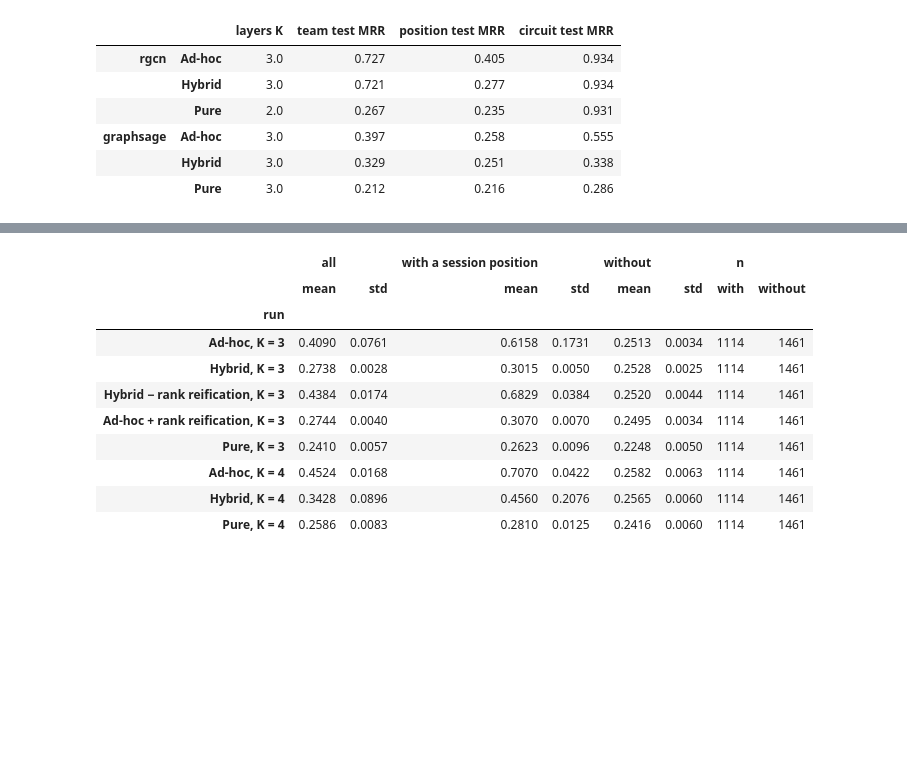
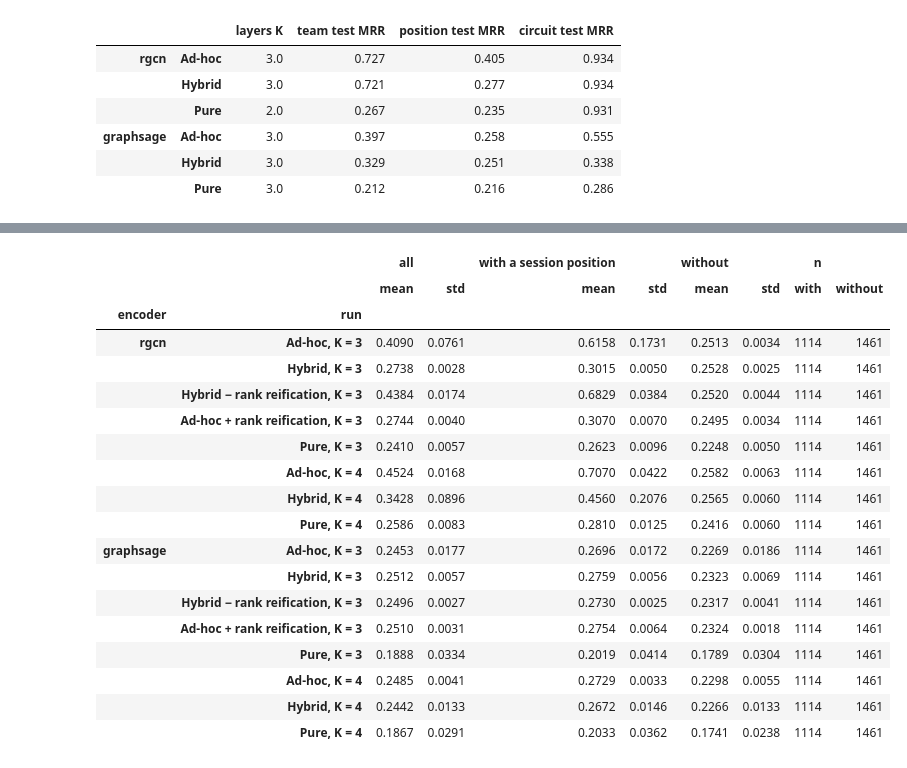
Before and after one commit to DominicVerschoor/ontologies_vs_gnns, a Jupyter notebook: link_prediction/link_prediction_analysis.ipynb, the cells around one changed output, grey strips where cells are left out. Cells and saved outputs as stored; diff of their text form; code cells hidden in the pictures; blank space fills up the shorter version.

```diff
--- a/link_prediction/link_prediction_analysis.ipynb
+++ b/link_prediction/link_prediction_analysis.ipynb
@@ -89,7 +98,9 @@ the depth check's runs (K = 3 for Pure, K = 4 for all three KGs). Each is rebuil
 # %%
-# Must equal the training notebooks' constant (link_prediction_rgcn*.ipynb); the state dict would not load otherwise.
+# Must equal the training notebooks' constants (link_prediction_{rgcn,graphsage}*.ipynb); the state dict would not
+# load otherwise. Dropout is inactive in eval mode; kept equal to training for clarity.
 FEATURE_DIM = 256
-DROPOUT = 0.2      # inactive in eval mode; kept equal to training for clarity
+DROPOUT = {"rgcn": 0.2, "graphsage": 0.5}
+ENCODERS = {"rgcn": "R-GCN", "graphsage": "GraphSAGE"}
 
 entities, assertions = load_population(ROOT / "data" / "f1")
 split = race_split(entities, seed=42)
@@ -97,74 +108,93 @@ graphs = {name: build_lp_data(ABLATION_VARIANTS[name][0], entities, assertions,
           for name in ["adhoc", "hybrid_sulo", "hybrid_minus_rank_reification", "adhoc_plus_rank_reification"]}
 graphs["pure_sulo"] = build_lp_data("pure_sulo", entities, assertions, split, schemas["pure_sulo"])
 
-# label -> (graph, results CSV, variant in that CSV, checkpoint directory)
-RUNS = {
-    "Ad-hoc, K = 3": ("adhoc", ABLATION_DIR / "ablation_results.csv", "adhoc", ABLATION_DIR / "checkpoints"),
-    "Hybrid, K = 3": ("hybrid_sulo", ABLATION_DIR / "ablation_results.csv", "hybrid_sulo", ABLATION_DIR / "checkpoints"),
-    "Hybrid − rank reification, K = 3": ("hybrid_minus_rank_reification", ABLATION_DIR / "ablation_results.csv",
-                                         "hybrid_minus_rank_reification", ABLATION_DIR / "checkpoints"),
-    "Ad-hoc + rank reification, K = 3": ("adhoc_plus_rank_reification", ABLATION_DIR / "ablation_results.csv",
-                                         "adhoc_plus_rank_reification", ABLATION_DIR / "checkpoints"),
-    "Pure, K = 3": ("pure_sulo", DEPTH_DIR / "K3.csv", "pure_sulo", DEPTH_DIR / "checkpoints" / "K3"),
-    **{f"{NAMES[kg]}, K = 4": (kg, DEPTH_DIR / "K4.csv", kg, DEPTH_DIR / "checkpoints" / "K4") for kg in KGS},
-}
+
+def runs(enc):
+    """label -> (graph, results CSV, variant in that CSV, checkpoint directory) for one encoder."""
+    ablation, depth = LP_DIR / "ablation" / enc, LP_DIR / "depth" / enc
+    return {
+        "Ad-hoc, K = 3": ("adhoc", ablation / "ablation_results.csv", "adhoc", ablation / "checkpoints"),
+        "Hybrid, K = 3": ("hybrid_sulo", ablation / "ablation_results.csv", "hybrid_sulo", ablation / "checkpoints"),
+        "Hybrid − rank reification, K = 3": ("hybrid_minus_rank_reification", ablation / "ablation_results.csv",
+                                             "hybrid_minus_rank_reification", ablation / "checkpoints"),
+        "Ad-hoc + rank reification, K = 3": ("adhoc_plus_rank_reification", ablation / "ablation_results.csv",
+                                             "adhoc_plus_rank_reification", ablation / "checkpoints"),
+        "Pure, K = 3": ("pure_sulo", depth / "K3.csv", "pure_sulo", depth / "checkpoints" / "K3"),
+        **{f"{NAMES[kg]}, K = 4": (kg, depth / "K4.csv", kg, depth / "checkpoints" / "K4") for kg in KGS},
+    }
+
+
+RUNS = {(enc, label): run for enc in ENCODERS for label, run in runs(enc).items()}
 
 with_session = session_position_entries(assertions)
 with_qualifying = session_position_entries(assertions, "Qualifying")
 
 
-def position_ranks(graph, row, checkpoint):
+def position_ranks(enc, graph, row, checkpoint):
     """Test Position (head IRI, rank) of one saved best-val checkpoint."""
     d = graphs[graph]
     hidden = [int(row["hidden_dim"])] * (int(row["layers"]) - 1)
     dim = hidden[-1] if hidden else FEATURE_DIM
-    bases = None if pd.isna(row["num_bases"]) else int(row["num_bases"])
-    model = LinkPredictor(RGCNModel(num_keys=len(d.vocabulary), feature_dim=FEATURE_DIM, hidden_channels_list=hidden,
-                                    num_relations=d.num_relations, num_bases=bases, out_channels=dim,
-                                    dropout=DROPOUT), len(TARGETS), dim)
+    if enc == "rgcn":
+        bases = None if pd.isna(row["num_bases"]) else int(row["num_bases"])
+        encoder = RGCNModel(num_keys=len(d.vocabulary), feature_dim=FEATURE_DIM, hidden_channels_list=hidden,
+                            num_relations=d.num_relations, num_bases=bases, out_channels=dim, dropout=DROPOUT[enc])
+    else:
+        encoder = GraphSAGEModel(num_keys=len(d.vocabulary), feature_dim=FEATURE_DIM, hidden_channels_list=hidden,
+                                 out_channels=dim, dropout=DROPOUT[enc])
+    model = LinkPredictor(encoder, len(TARGETS), dim)
     model.load_state_dict(torch.load(checkpoint, map_location="cpu", weights_only=False)["model_state_dict"])
     head, rank = query_ranks_on(model, d, "test")["position"]
     iri_of = {i: iri.strip("<>") for iri, i in d.node_ids.items()}
     del model
     cleanup()
     return [iri_of[h] for h in head.tolist()], rank
 
 
 per_seed = []
-for label, (graph, csv, variant, ckpt_dir) in RUNS.items():
+for (enc, label), (graph, csv, variant, ckpt_dir) in RUNS.items():
     rows = pd.read_csv(csv).query("variant == @variant and status == 'ok'")
-    assert not rows.empty, f"{label}: no rows in {csv}"
+    assert not rows.empty, f"{enc} {label}: no rows in {csv}"
     for _, row in rows.iterrows():
-        heads, rank = position_ranks(graph, row, ckpt_dir / f"{variant}_seed{int(row['seed'])}.pt")
+        heads, rank = position_ranks(enc, graph, row, ckpt_dir / f"{variant}_seed{int(row['seed'])}.pt")
         has = torch.tensor([h in with_session for h in heads])
-        per_seed.append({"run": label, "seed": int(row["seed"]),
+        per_seed.append({"encoder": enc, "run": label, "seed": int(row["seed"]),
                          "all": ranking_metrics(rank)["mrr"], "csv test_position_mrr": row["test_position_mrr"],
                          "with a session position": ranking_metrics(rank[has])["mrr"],
                          "without": ranking_metrics(rank[~has])["mrr"],
                          "n with": int(has.sum()), "n without": int((~has).sum()),
                          "n with qualifying": sum(h in with_qualifying for h in heads)})
 per_seed = pd.DataFrame(per_seed)
 # Re-scoring a checkpoint must give the test MRR its run logged (GPU scatter noise aside).
 assert np.allclose(per_seed["all"], per_seed["csv test_position_mrr"], atol=2e-3), "re-scored MRR differs from the CSV"
 per_seed.to_csv(OUT_DIR / "position_by_session_per_seed.csv", index=False)
 
 groups = ["all", "with a session position", "without"]
-by_session = per_seed.groupby("run", sort=False)[groups].agg(["mean", "std"])
-by_session[("n", "with")] = per_seed.groupby("run", sort=False)["n with"].first()
-by_session[("n", "without")] = per_seed.groupby("run", sort=False)["n without"].first()
+by_run = per_seed.groupby(["encoder", "run"], sort=False)
+by_session = by_run[groups].agg(["mean", "std"])
+by_session[("n", "with")] = by_run["n with"].first()
+by_session[("n", "without")] = by_run["n without"].first()
 by_session.round(4).to_csv(OUT_DIR / "position_by_session.csv")
 by_session.round(4)
 # %% [output]
-|  | all |  | with a session position |  | without |  | n |  |
-|  | mean | std | mean | std | mean | std | with | without |
-| run |  |  |  |  |  |  |  |  |
-| Ad-hoc, K = 3 | 0.4090 | 0.0761 | 0.6158 | 0.1731 | 0.2513 | 0.0034 | 1114 | 1461 |
-| Hybrid, K = 3 | 0.2738 | 0.0028 | 0.3015 | 0.0050 | 0.2528 | 0.0025 | 1114 | 1461 |
-| Hybrid − rank reification, K = 3 | 0.4384 | 0.0174 | 0.6829 | 0.0384 | 0.2520 | 0.0044 | 1114 | 1461 |
-| Ad-hoc + rank reification, K = 3 | 0.2744 | 0.0040 | 0.3070 | 0.0070 | 0.2495 | 0.0034 | 1114 | 1461 |
-| Pure, K = 3 | 0.2410 | 0.0057 | 0.2623 | 0.0096 | 0.2248 | 0.0050 | 1114 | 1461 |
-| Ad-hoc, K = 4 | 0.4524 | 0.0168 | 0.7070 | 0.0422 | 0.2582 | 0.0063 | 1114 | 1461 |
-| Hybrid, K = 4 | 0.3428 | 0.0896 | 0.4560 | 0.2076 | 0.2565 | 0.0060 | 1114 | 1461 |
-| Pure, K = 4 | 0.2586 | 0.0083 | 0.2810 | 0.0125 | 0.2416 | 0.0060 | 1114 | 1461 |
+|  |  | all |  | with a session position |  | without |  | n |  |
+|  |  | mean | std | mean | std | mean | std | with | without |
+| encoder | run |  |  |  |  |  |  |  |  |
+| rgcn | Ad-hoc, K = 3 | 0.4090 | 0.0761 | 0.6158 | 0.1731 | 0.2513 | 0.0034 | 1114 | 1461 |
+|  | Hybrid, K = 3 | 0.2738 | 0.0028 | 0.3015 | 0.0050 | 0.2528 | 0.0025 | 1114 | 1461 |
+|  | Hybrid − rank reification, K = 3 | 0.4384 | 0.0174 | 0.6829 | 0.0384 | 0.2520 | 0.0044 | 1114 | 1461 |
+|  | Ad-hoc + rank reification, K = 3 | 0.2744 | 0.0040 | 0.3070 | 0.0070 | 0.2495 | 0.0034 | 1114 | 1461 |
+|  | Pure, K = 3 | 0.2410 | 0.0057 | 0.2623 | 0.0096 | 0.2248 | 0.0050 | 1114 | 1461 |
+|  | Ad-hoc, K = 4 | 0.4524 | 0.0168 | 0.7070 | 0.0422 | 0.2582 | 0.0063 | 1114 | 1461 |
+|  | Hybrid, K = 4 | 0.3428 | 0.0896 | 0.4560 | 0.2076 | 0.2565 | 0.0060 | 1114 | 1461 |
+|  | Pure, K = 4 | 0.2586 | 0.0083 | 0.2810 | 0.0125 | 0.2416 | 0.0060 | 1114 | 1461 |
+| graphsage | Ad-hoc, K = 3 | 0.2453 | 0.0177 | 0.2696 | 0.0172 | 0.2269 | 0.0186 | 1114 | 1461 |
+|  | Hybrid, K = 3 | 0.2512 | 0.0057 | 0.2759 | 0.0056 | 0.2323 | 0.0069 | 1114 | 1461 |
+|  | Hybrid − rank reification, K = 3 | 0.2496 | 0.0027 | 0.2730 | 0.0025 | 0.2317 | 0.0041 | 1114 | 1461 |
+|  | Ad-hoc + rank reification, K = 3 | 0.2510 | 0.0031 | 0.2754 | 0.0064 | 0.2324 | 0.0018 | 1114 | 1461 |
+|  | Pure, K = 3 | 0.1888 | 0.0334 | 0.2019 | 0.0414 | 0.1789 | 0.0304 | 1114 | 1461 |
+|  | Ad-hoc, K = 4 | 0.2485 | 0.0041 | 0.2729 | 0.0033 | 0.2298 | 0.0055 | 1114 | 1461 |
+|  | Hybrid, K = 4 | 0.2442 | 0.0133 | 0.2672 | 0.0146 | 0.2266 | 0.0133 | 1114 | 1461 |
+|  | Pure, K = 4 | 0.1867 | 0.0291 | 0.2033 | 0.0362 | 0.1741 | 0.0238 | 1114 | 1461 |
 # %%
 # Validated default categorical palette (dataviz skill): slot 1 = with a session position, slot 2 = without.
```
Also changed, not shown: parts of 8 cells of this notebook, 29 other files.
